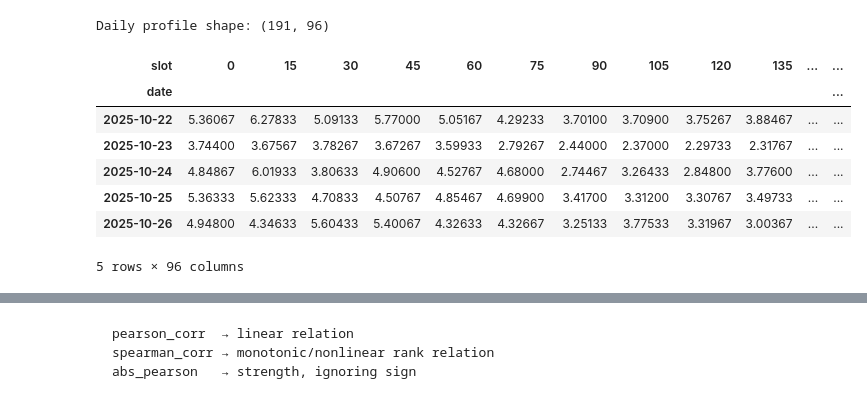
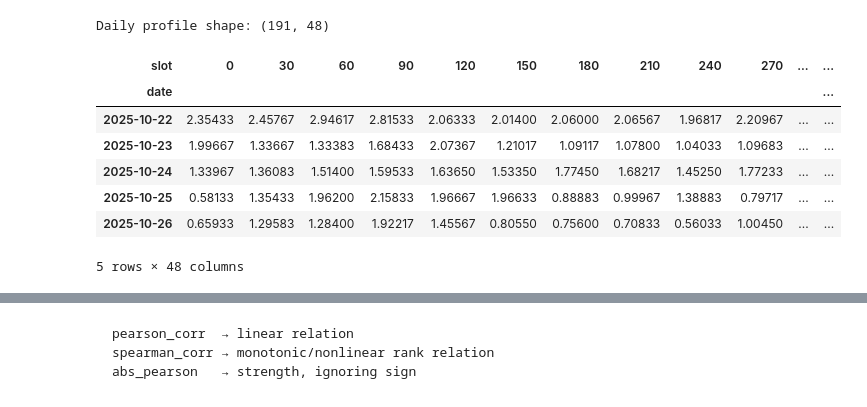
Before and after one commit to MilanMavani/Thesis_EMS_LF, a Jupyter notebook: JupyterNotebooks/Visualization.ipynb, the cells around one changed output, grey strips where cells are left out. Cells and saved outputs as stored; diff of their text form; code cells hidden in the pictures.

```diff
--- a/JupyterNotebooks/Visualization.ipynb
+++ b/JupyterNotebooks/Visualization.ipynb
@@ -8,7 +8,7 @@ import plotly.io as pio
 import plotly.graph_objects as go
 pio.renderers.default = "notebook_connected"
 # %%
-df = pd.read_parquet(r"C:\Data_analysis\Thesis\Data\03_Training\Imputed_data\60_min\df_BU_TotActPwr_Academy.parquet")
+df = pd.read_parquet(r"C:\Data_analysis\Thesis\Data\03_Training\Imputed_data\30_min\df_BA_TotActPwr_BESS_AC_Panel1.parquet")
 
 print("Loaded dataframe shape:", df.shape)
 # %% [output]
@@ -88,41 +69,41 @@ from sklearn.preprocessing import StandardScaler
 from sklearn.cluster import KMeans
 from sklearn.metrics import silhouette_score
 # %%
-target_col = "BU_TotActPwr_Academy"
-freq_per_day = 96                     # 96 for 15-min, 288 for 5-min, 24 for 60-min
+target_col = "BA_TotActPwr_BESS_AC_Panel1"
+freq_per_day = 48                     # 96 for 15-min, 288 for 5-min, 24 for 60-min
 
 
 df_work = df.copy()
 df_work = df_work.sort_index()
 
 # keep only target column
 s = df_work[target_col].copy()
 
 # create date and time slot
 tmp = pd.DataFrame({target_col: s})
 tmp["date"] = tmp.index.date
 tmp["slot"] = tmp.index.hour * 60 + tmp.index.minute
 
 # pivot: rows = days, columns = time slots
 daily_profiles = tmp.pivot_table(
     index="date",
     columns="slot",
     values=target_col,
     aggfunc="mean"
 )
 
 # keep only complete days
 daily_profiles = daily_profiles.dropna()
 
 print("Daily profile shape:", daily_profiles.shape)
 display(daily_profiles.head())
 # %% [output]
-Daily profile shape: (191, 96)
+Daily profile shape: (191, 48)
-| slot | 0 | 15 | 30 | 45 | 60 | 75 | 90 | 105 | 120 | 135 | ... | ... |
+| slot | 0 | 30 | 60 | 90 | 120 | 150 | 180 | 210 | 240 | 270 | ... | ... |
 | date |  |  |  |  |  |  |  |  |  |  |  | ... |
-| 2025-10-22 | 5.36067 | 6.27833 | 5.09133 | 5.77000 | 5.05167 | 4.29233 | 3.70100 | 3.70900 | 3.75267 | 3.88467 | ... | ... |
-| 2025-10-23 | 3.74400 | 3.67567 | 3.78267 | 3.67267 | 3.59933 | 2.79267 | 2.44000 | 2.37000 | 2.29733 | 2.31767 | ... | ... |
-| 2025-10-24 | 4.84867 | 6.01933 | 3.80633 | 4.90600 | 4.52767 | 4.68000 | 2.74467 | 3.26433 | 2.84800 | 3.77600 | ... | ... |
-| 2025-10-25 | 5.36333 | 5.62333 | 4.70833 | 4.50767 | 4.85467 | 4.69900 | 3.41700 | 3.31200 | 3.30767 | 3.49733 | ... | ... |
-| 2025-10-26 | 4.94800 | 4.34633 | 5.60433 | 5.40067 | 4.32633 | 4.32667 | 3.25133 | 3.77533 | 3.31967 | 3.00367 | ... | ... |
+| 2025-10-22 | 2.35433 | 2.45767 | 2.94617 | 2.81533 | 2.06333 | 2.01400 | 2.06000 | 2.06567 | 1.96817 | 2.20967 | ... | ... |
+| 2025-10-23 | 1.99667 | 1.33667 | 1.33383 | 1.68433 | 2.07367 | 1.21017 | 1.09117 | 1.07800 | 1.04033 | 1.09683 | ... | ... |
+| 2025-10-24 | 1.33967 | 1.36083 | 1.51400 | 1.59533 | 1.63650 | 1.53350 | 1.77450 | 1.68217 | 1.45250 | 1.77233 | ... | ... |
+| 2025-10-25 | 0.58133 | 1.35433 | 1.96200 | 2.15833 | 1.96667 | 1.96633 | 0.88883 | 0.99967 | 1.38883 | 0.79717 | ... | ... |
+| 2025-10-26 | 0.65933 | 1.29583 | 1.28400 | 1.92217 | 1.45567 | 0.80550 | 0.75600 | 0.70833 | 0.56033 | 1.00450 | ... | ... |
-5 rows × 96 columns
+5 rows × 48 columns
```
Also changed, not shown: parts of 18 cells of this notebook, 12 other files.
